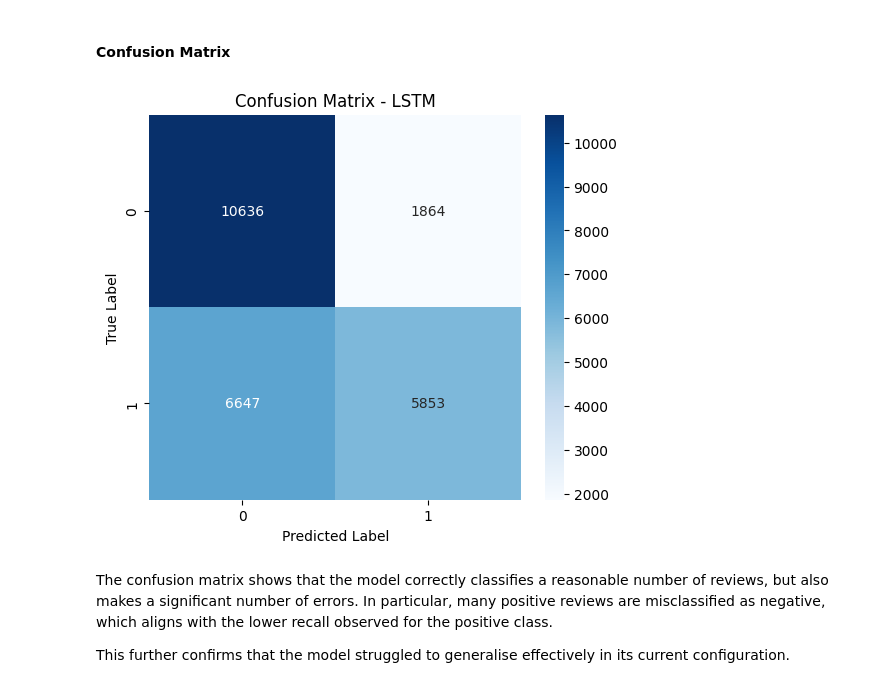
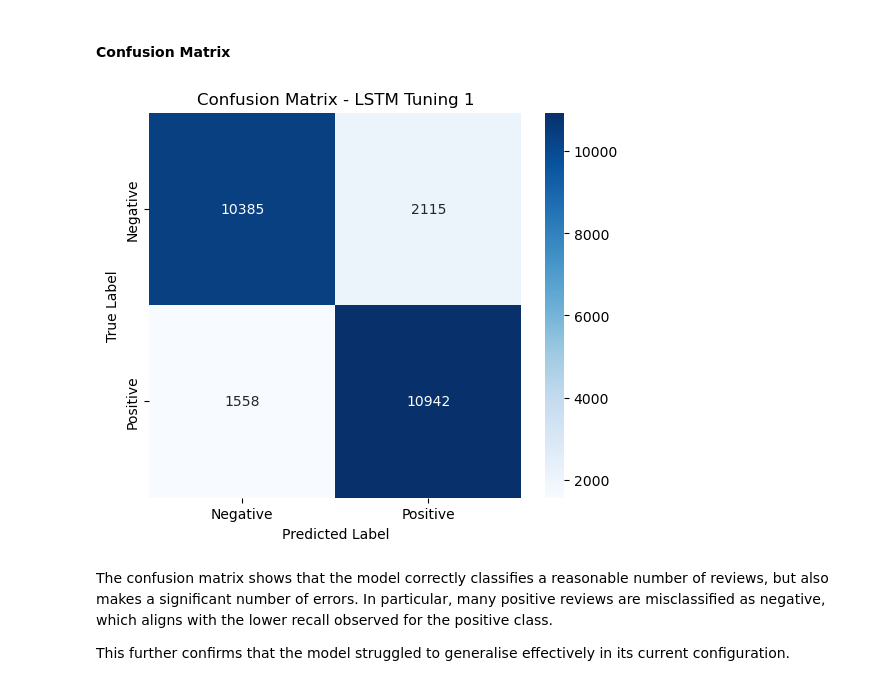
Before and after one commit to gsonego/2nd__Submission, a Jupyter notebook: SWRDC9011_ML_CA4_Group_Project_IMDB_003.ipynb, the cells around one changed output. Saved outputs shown, nothing was run; the diff lists cells and outputs as text; code cells hidden in the pictures.

Commit message:
LSTM finished

```diff
--- a/SWRDC9011_ML_CA4_Group_Project_IMDB_003.ipynb
+++ b/SWRDC9011_ML_CA4_Group_Project_IMDB_003.ipynb
@@ -1803,17 +2112,26 @@ get_model_tuning_results_df("lstm")
 # %%
 import seaborn as sns
 import matplotlib.pyplot as plt
+from sklearn.metrics import confusion_matrix
 
-cm_lstm = confusion_matrix(y_test_lstm, y_pred_lstm)
+# Confusion Matrix for best LSTM run: Tuning 1
+cm_lstm_t1 = confusion_matrix(y_test_lstm, y_test_pred_lstm_t1)
 
 plt.figure(figsize=(6, 5))
-sns.heatmap(cm_lstm, annot=True, fmt="d", cmap="Blues")
-plt.title("Confusion Matrix - LSTM")
+sns.heatmap(
+    cm_lstm_t1,
+    annot=True,
+    fmt="d",
+    cmap="Blues",
+    xticklabels=["Negative", "Positive"],
+    yticklabels=["Negative", "Positive"]
+)
+plt.title("Confusion Matrix - LSTM Tuning 1")
 plt.xlabel("Predicted Label")
 plt.ylabel("True Label")
 plt.show()
 # %% [output]
-[figure, old version]
+[figure, new version]
 # %% [markdown]
 The confusion matrix shows that the model correctly classifies a reasonable number of reviews, but also makes a significant number of errors. In particular, many positive reviews are misclassified as negative, which aligns with the lower recall observed for the positive class.
 
```
Also changed, not shown: parts of 8 cells of this notebook.
